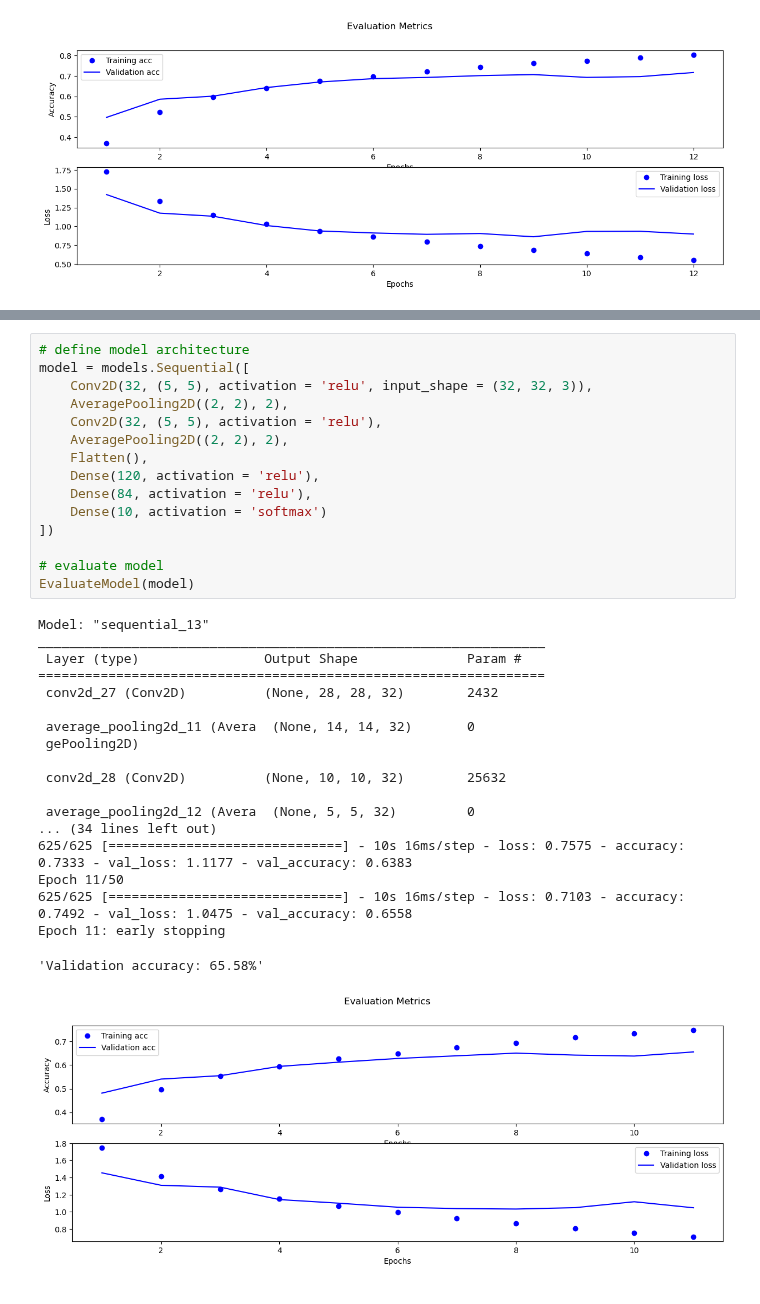
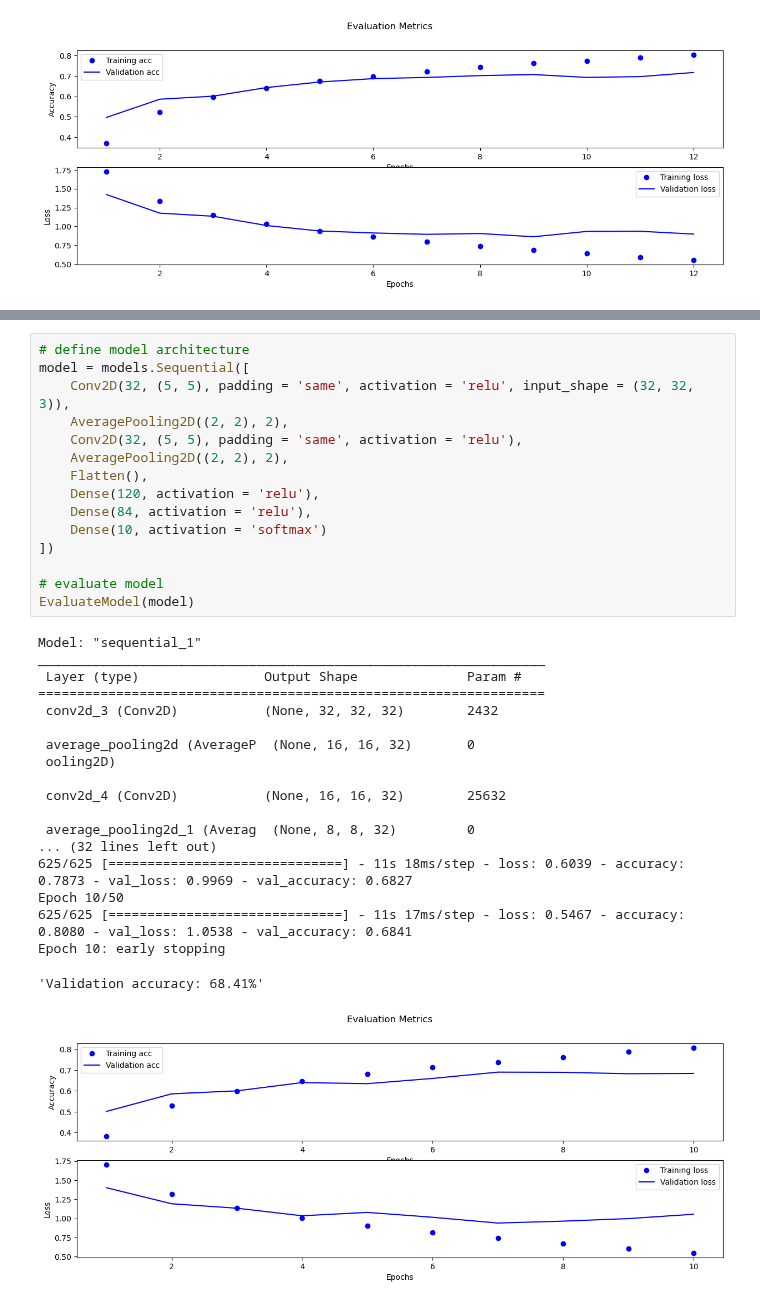
Before and after one commit to akiehl2000/STAA578_Homework, a Jupyter notebook: Homework 3/homework3.ipynb, the cells around one changed output, grey strips where cells are left out. Cells and saved outputs as stored; diff of their text form.

Commit message:
Add padding to images

```diff
--- a/Homework 3/homework3.ipynb
+++ b/Homework 3/homework3.ipynb
@@ -201,38 +257,38 @@ Epoch 12: early stopping
 # %%
 # define model architecture
 model = models.Sequential([
-    Conv2D(32, (5, 5), activation = 'relu', input_shape = (32, 32, 3)),
+    Conv2D(32, (5, 5), padding = 'same', activation = 'relu', input_shape = (32, 32, 3)),
     AveragePooling2D((2, 2), 2),
-    Conv2D(32, (5, 5), activation = 'relu'),
+    Conv2D(32, (5, 5), padding = 'same', activation = 'relu'),
     AveragePooling2D((2, 2), 2),
     Flatten(),
     Dense(120, activation = 'relu'),
     Dense(84, activation = 'relu'),
     Dense(10, activation = 'softmax')
 ])
 
 # evaluate model
 EvaluateModel(model)
 # %% [output]
-Model: "sequential_13"
+Model: "sequential_1"
 _________________________________________________________________
  Layer (type)                Output Shape              Param #
 =================================================================
- conv2d_27 (Conv2D)          (None, 28, 28, 32)        2432
+ conv2d_3 (Conv2D)           (None, 32, 32, 32)        2432
 
- average_pooling2d_11 (Avera  (None, 14, 14, 32)       0
- gePooling2D)
+ average_pooling2d (AverageP  (None, 16, 16, 32)       0
+ ooling2D)
 
- conv2d_28 (Conv2D)          (None, 10, 10, 32)        25632
+ conv2d_4 (Conv2D)           (None, 16, 16, 32)        25632
 
- average_pooling2d_12 (Avera  (None, 5, 5, 32)         0
-... (34 lines left out)
-625/625 [==============================] - 10s 16ms/step - loss: 0.7575 - accuracy: 0.7333 - val_loss: 1.1177 - val_accuracy: 0.6383
-Epoch 11/50
-625/625 [==============================] - 10s 16ms/step - loss: 0.7103 - accuracy: 0.7492 - val_loss: 1.0475 - val_accuracy: 0.6558
-Epoch 11: early stopping
+ average_pooling2d_1 (Averag  (None, 8, 8, 32)         0
+... (32 lines left out)
+625/625 [==============================] - 11s 18ms/step - loss: 0.6039 - accuracy: 0.7873 - val_loss: 0.9969 - val_accuracy: 0.6827
+Epoch 10/50
+625/625 [==============================] - 11s 17ms/step - loss: 0.5467 - accuracy: 0.8080 - val_loss: 1.0538 - val_accuracy: 0.6841
+Epoch 10: early stopping
-'Validation accuracy: 65.58%'
+'Validation accuracy: 68.41%'
-[figure, old version]
+[figure, new version]
 # %%
 # define model architecture
 model = models.Sequential([
```
Also changed, not shown: parts of 4 cells of this notebook.
